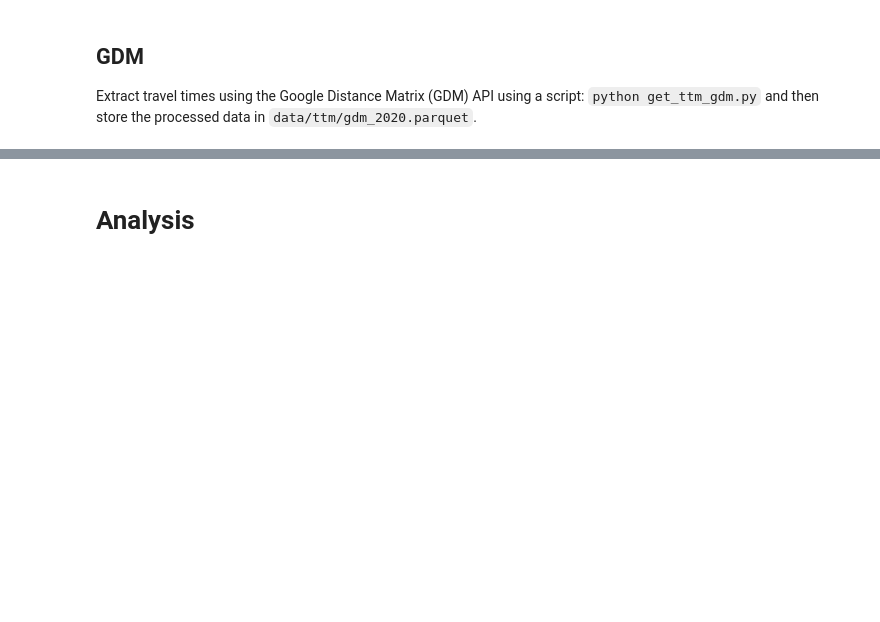
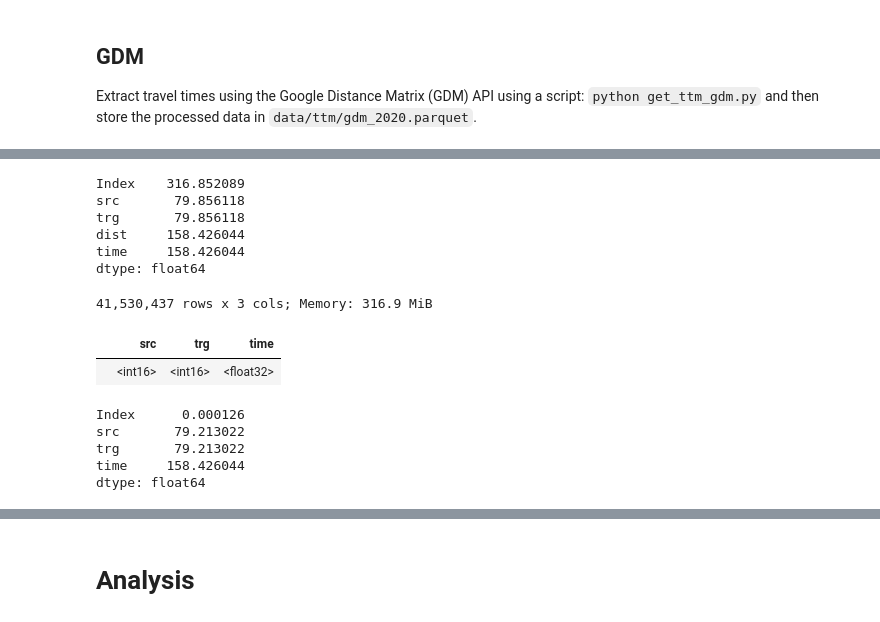
Before and after one commit to rvanxer/spatial_access_america, a Jupyter notebook: 3_Travel_times.ipynb, the cells around one changed output, grey strips where cells are left out. Drawn from its saved outputs; the diff is of its cells as text; code cells hidden in the pictures; blank space fills up the shorter version.

```diff
--- a/3_Travel_times.ipynb
+++ b/3_Travel_times.ipynb
@@ -41,0 +55,23 @@ and then store the processed data in `data/ttm/gdm_2020.parquet`.
+# %%
+ttm.memory_usage(deep=1)/1024**2
+# %% [output]
+Index    316.852089
+src       79.856118
+trg       79.856118
+dist     158.426044
+time     158.426044
+dtype: float64
+# %%
+tt2 = ttm.drop(columns='dist').reset_index(drop=1)
+tt2.src = tt2.src.cat.codes
+tt2.trg = tt2.trg.cat.codes
+tt2.disp(0).memory_usage(deep=1)/1024**2
+# %% [output]
+41,530,437 rows x 3 cols; Memory: 316.9 MiB
+|  | src | trg | time |
+|  | <int16> | <int16> | <float32> |
+Index      0.000126
+src       79.213022
+trg       79.213022
+time     158.426044
+dtype: float64
```
Also changed, not shown: parts of 6 cells of this notebook, 6 other files.
